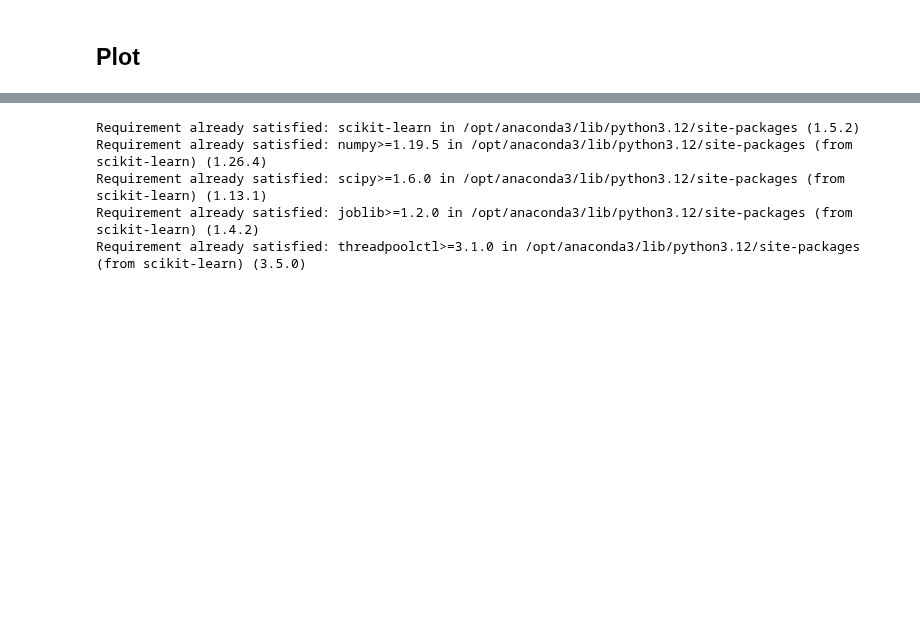
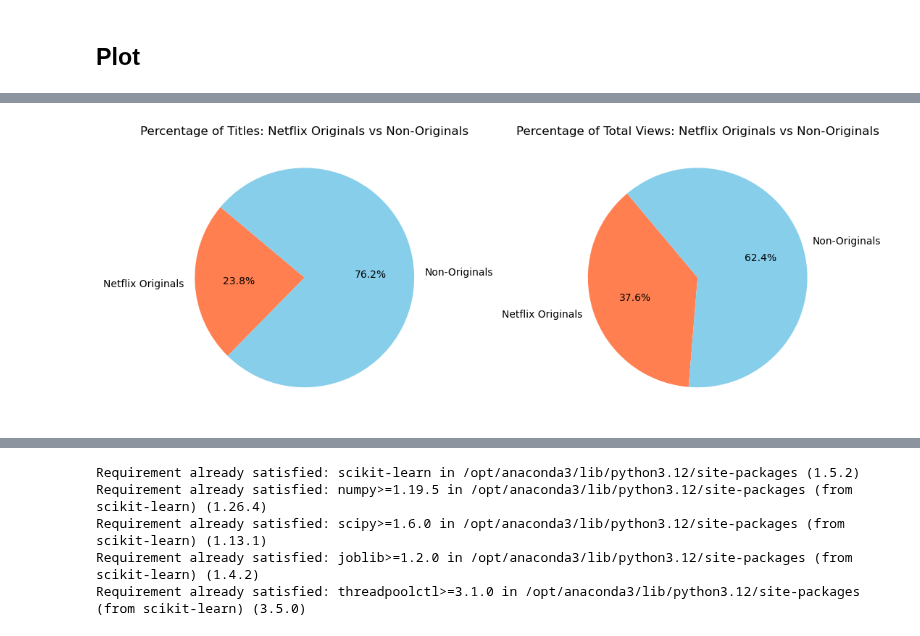
Before and after one commit to dtuesta1/Netflix-Engagement-Report, a Jupyter notebook: Exploratory Data Analysis.ipynb, the cells around one changed output, grey strips where cells are left out. Drawn from its saved outputs; the diff is of its cells as text; code cells hidden in the pictures; blank space fills up the shorter version.

```diff
--- a/Exploratory Data Analysis.ipynb
+++ b/Exploratory Data Analysis.ipynb
@@ -61,13 +65,5 @@ memory usage: 1.4+ MB
 # %% [markdown]
 ## Plot
 # %%
-netflix_data['Views'] = netflix_data["Views"].replace(",", "", regex=True)
-netflix_data['Views'] = netflix_data['Views'].astype(int)
-
 netflix_data = netflix_data.sort_values(by='Views', ascending=False).reset_index(drop=True)
-
-
-total_views = netflix_data['Views'].sum()
-
-netflix_originals = netflix_data[netflix_data['Netflix Original?']=='Yes']
-total_originals_views = netflix_originals['Views'].sum()
+netflix_originals = netflix_data[netflix_data["Netflix Original?"] == "Yes"]
@@ -124,3 +69,0 @@ Text(0, 0.5, 'Hours Viewed')
-# %%
-netflix_data['Binary Original'] = netflix_data['Netflix Original?'].apply(lambda x: 1 if x == 'Yes' else 0)
-netflix_data['Binary Global Availability'] = netflix_data['Available Globally?'].apply(lambda x: 1 if x == 'Yes' else 0)
@@ -147,0 +70,39 @@ netflix_data
+# %%
+# Calculate the percentage of Originals in the total dataset
+total_titles = netflix_data.shape[0]
+total_originals = netflix_originals.shape[0]
+originals_title_percentage = (total_originals / total_titles) * 100
+non_originals_title_percentage = 100 - originals_title_percentage
+
+# Data for the second pie chart
+labels_titles = ['Netflix Originals', 'Non-Originals']
+sizes_titles = [originals_title_percentage, non_originals_title_percentage]
+colors_titles = ['coral', 'skyblue']
+
+# Create subplots for both pie charts
+fig, axes = plt.subplots(1, 2, figsize=(11, 5))
+
+# Calculate percentages
+total_views = netflix_data['Views'].sum()
+netflix_originals = netflix_data[netflix_data['Netflix Original?'] == 'Yes']
+total_originals_views = netflix_originals['Views'].sum()
+originals_percentage = (total_originals_views / total_views) * 100
+non_originals_percentage = 100 - originals_percentage
+
+# Data for the pie chart
+labels = ['Netflix Originals', 'Non-Originals']
+sizes = [originals_percentage, non_originals_percentage]
+colors = ['coral', 'skyblue']
+
+# Percentage of originals in total titles
+axes[0].pie(sizes_titles, labels=labels_titles, autopct='%1.1f%%', startangle=140, colors=colors_titles)
+axes[0].set_title('Percentage of Titles: Netflix Originals vs Non-Originals')
+
+# Percentage of views for Originals vs Non-Originals
+axes[1].pie(sizes, labels=labels, autopct='%1.1f%%', startangle=130, colors=colors)
+axes[1].set_title('Percentage of Total Views: Netflix Originals vs Non-Originals')
+
+plt.tight_layout()
+plt.show()
+# %% [output]
+[figure, added]
```
Also changed, not shown: parts of 16 cells of this notebook, 1 other file.
